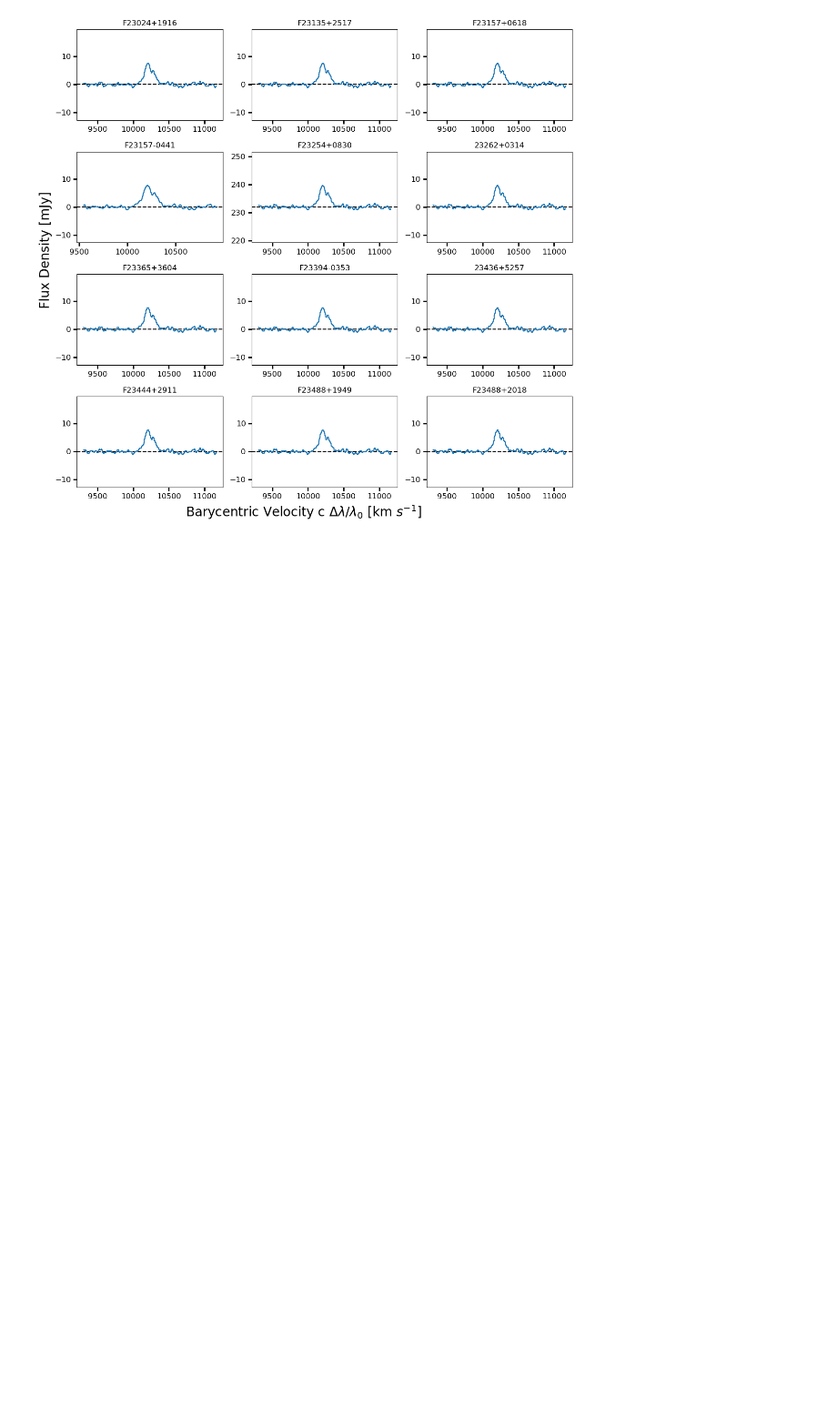
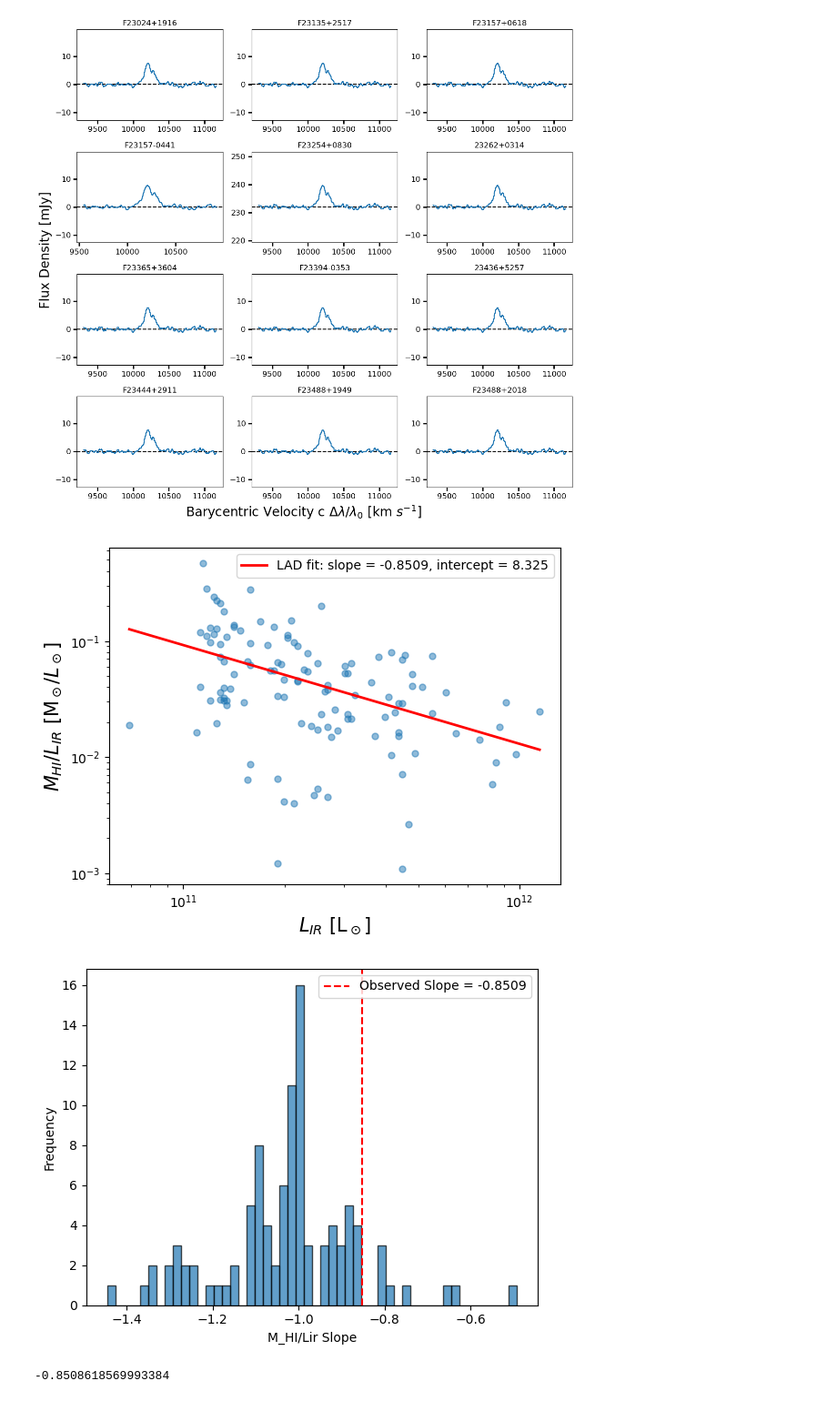
Before and after one commit to MatthewMotuz/GBO_REU, a Jupyter notebook: GOALS/GOALS_v3.ipynb, the cells around one changed output. Shown at 91% size. Cells and saved outputs as stored; diff of their text form; code cells hidden in the pictures; blank space fills up the shorter version.

```diff
--- a/GOALS/GOALS_v3.ipynb
+++ b/GOALS/GOALS_v3.ipynb
@@ -140,0 +248,29 @@ for b in range(num_batches):
+# %%
+logLir = df1['log(Lir)']
+Lir = np.power(10, logLir) # Convert log Lir to Lir
+dist = df1['Dlum[Mpc]']  # Use 'Dlum[Mpc]' for distance in Mpc
+SHI = df1['line[Jykm/s]']
+velocity = df1['50centerVel']
+
+c = 299792.458 #km/s
+z = velocity / c  # Convert velocity to redshift
+
+percent_error = 0.1
+M_h1 = (2.36e5/(1+z)**2) * SHI * dist**2
+
+deltaV20 = df1.w20
+Mdyn = 40 * deltaV20**4
+# %%
+exclude_codes = ['0', '3', '4', '5']
+mask = (~df1.fit.astype(str).str.contains('|'.join(exclude_codes), na=False)) & (df1.w20 >= 0.0)
+# %%
+MhLVLSlope, MhLVLIntercept = plotWithFit(logLir[mask], np.log10(M_h1[mask]/Lir[mask]),
+                                       r'$L_{IR}$ [L$_\odot$]', r'$M_{H I}/L_{IR}$ [M$_\odot/L_\odot$]')
+
+sanityCheck(np.power(10, logLir)[mask].values, M_h1[mask].values, 100, MhLVLSlope, 'M_HI/Lir Slope')
+
+print(MhLVLSlope)
+# %% [output]
+[figure, added]
+[figure, added]
+-0.8508618569993384
```
Also changed, not shown: parts of 9 cells of this notebook, 2 other files.
